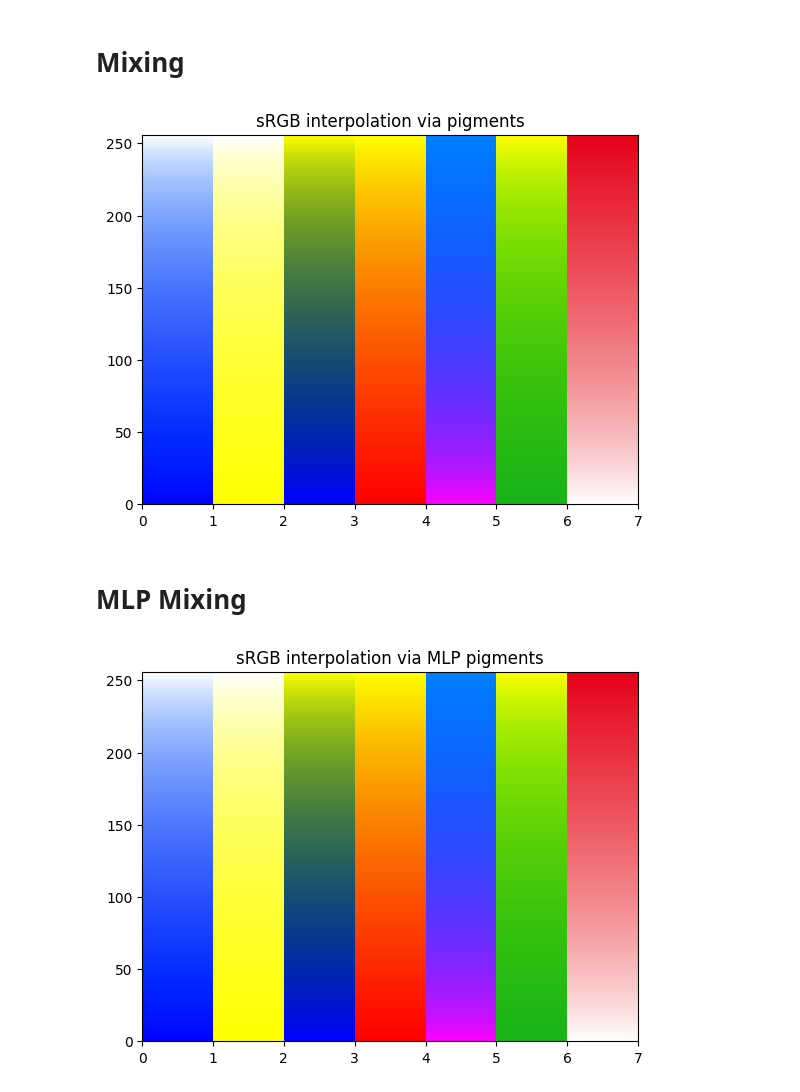
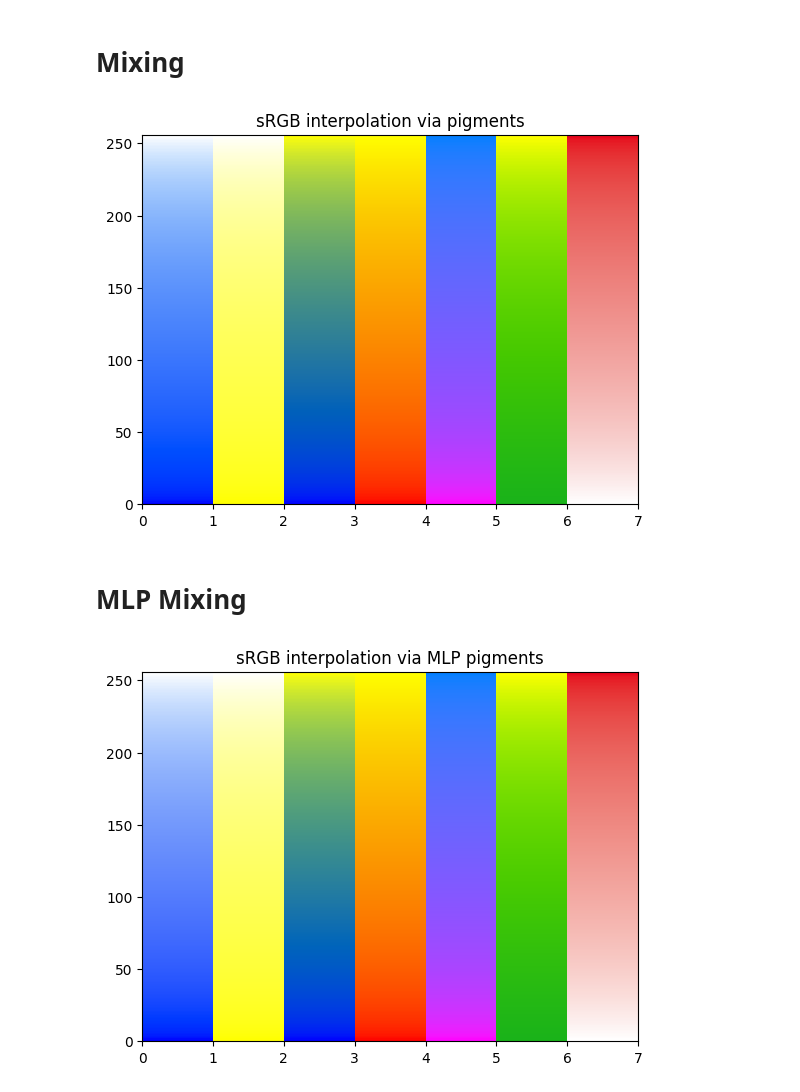
Before and after one commit to romainguy/vibrance, a Jupyter notebook: scripts/Paint Mixing.ipynb, the cells around one changed output. Saved outputs shown, nothing was run; the diff lists cells and outputs as text; code cells hidden in the pictures.

Commit message:
Interpolate RGB remainders in linear space

```diff
--- a/scripts/Paint Mixing.ipynb
+++ b/scripts/Paint Mixing.ipynb
@@ -56,23 +52,16 @@ ig, ax = plt.subplots()
 
 for k in range(len(rgb1)):
     c1 = pg.unmix(rgb1[k])
-    r1 = rgb1[k] - pg.mix(c1)
+    linear_rgb1 = pigments.EOTF_sRGB(np.asarray(rgb1[k]))
+    r1 = linear_rgb1 - pg.mix_linear(c1)
 
     c2 = pg.unmix(rgb2[k])
-    r2 = rgb2[k] - pg.mix(c2)
-
-    # Only used with PERCEPTUAL_MIX set to True
-    linear_rgb1 = np.array([i ** 2.2 for i in rgb1[k]])
-    linear_rgb2 = np.array([i ** 2.2 for i in rgb2[k]])
-    l1 = np.dot(linear_rgb1, [0.2126, 0.7152, 0.0722]) ** 0.5
-    l2 = np.dot(linear_rgb2, [0.2126, 0.7152, 0.0722]) ** 0.5
-    bias = l2 / (l1 + l2)
+    linear_rgb2 = pigments.EOTF_sRGB(np.asarray(rgb2[k]))
+    r2 = linear_rgb2 - pg.mix_linear(c2)
 
     for j in range(patchCount):
         t = j / (patchCount - 1.0)
-        t_perceptual = t / ((1 / bias - 2) * (1 - t) + 1)
-
-        rgb = pg.latent_lerp(c1, r1, c2, r2, t_perceptual if PERCEPTUAL_MIX else t)
+        rgb = pg.latent_lerp(c1, r1, c2, r2, t)
 
         ax.add_patch(
             patches.Rectangle(
@@ -87,7 +76,7 @@ ax.set_ylim(0, patchCount)
 plt.title('sRGB interpolation via pigments')
 plt.show()
 # %% [output]
-[figure, old version]
+[figure, new version]
 # %% [markdown]
 # MLP Mixing
 # %%
@@ -103,43 +92,34 @@ if os.path.exists(data_config.model_path_onnx):
 
     for k in range(len(rgb1)):
         input_data = np.array([rgb1[k]], dtype=np.float32)
         results = session.run([output_name], {input_name: input_data})
         concentrations = np.clip(results[0][0], 0.0, 1.0)
 
         c1 = np.append(concentrations, 1.0 - concentrations.sum())
-        r1 = rgb1[k] - pg.mix(c1)
+        r1 = pigments.EOTF_sRGB(np.asarray(rgb1[k])) - pg.mix_linear(c1)
 
         input_data = np.array([rgb2[k]], dtype=np.float32)
         results = session.run([output_name], {input_name: input_data})
         concentrations = np.clip(results[0][0], 0.0, 1.0)
 
         c2 = np.append(concentrations, 1.0 - concentrations.sum())
-        r2 = rgb2[k] - pg.mix(c2)
-
-        # Only used with PERCEPTUAL_MIX set to True
-        linear_rgb1 = np.array([i ** 2.2 for i in rgb1[k]])
-        linear_rgb2 = np.array([i ** 2.2 for i in rgb2[k]])
-        l1 = np.dot(linear_rgb1, [0.2126, 0.7152, 0.0722]) ** 0.5
-        l2 = np.dot(linear_rgb2, [0.2126, 0.7152, 0.0722]) ** 0.5
-        bias = l2 / (l1 + l2)
+        r2 = pigments.EOTF_sRGB(np.asarray(rgb2[k])) - pg.mix_linear(c2)
 
         for j in range(patchCount):
             t = j / (patchCount - 1.0)
-            t_perceptual = t / ((1 / bias - 2) * (1 - t) + 1)
-
-            rgb = pg.latent_lerp(c1, r1, c2, r2, t_perceptual if PERCEPTUAL_MIX else t)
+            rgb = pg.latent_lerp(c1, r1, c2, r2, t)
 
             ax.add_patch(
                 patches.Rectangle(
                     (k, j), 1, 1,
                     facecolor=np.clip(rgb, 0.0, 1.0)
                 )
             )
 
     ax.set_xlim(0, len(rgb1))
     ax.set_ylim(0, patchCount)
 
     plt.title('sRGB interpolation via MLP pigments')
     plt.show()
 # %% [output]
-[figure, old version]
+[figure, new version]
```
Also changed, not shown: parts of 1 cell of this notebook, 2 other files.
